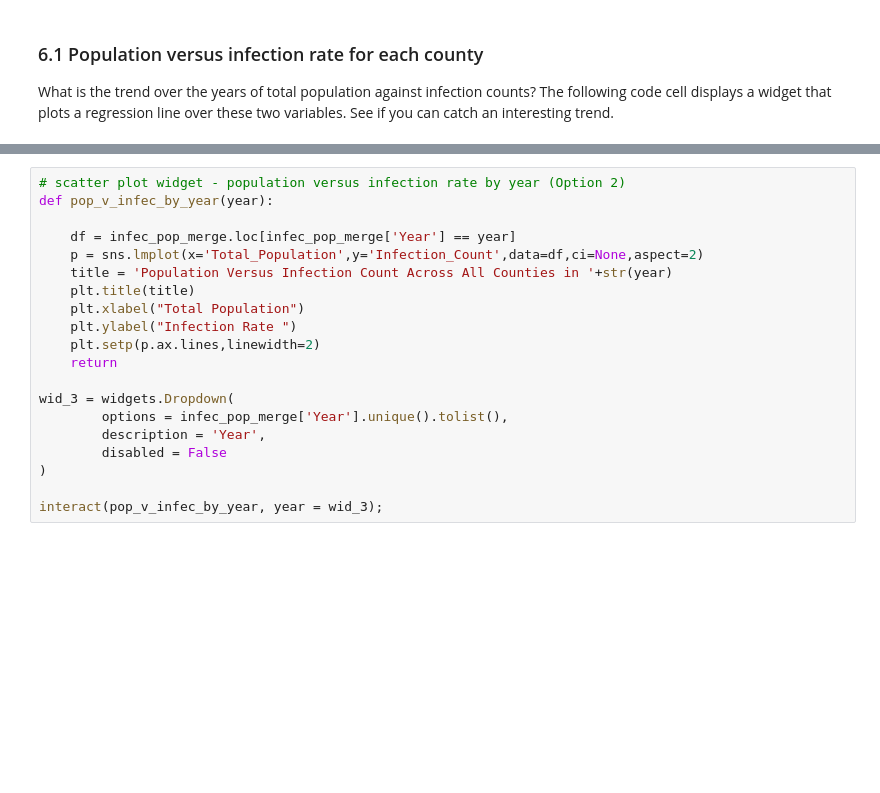
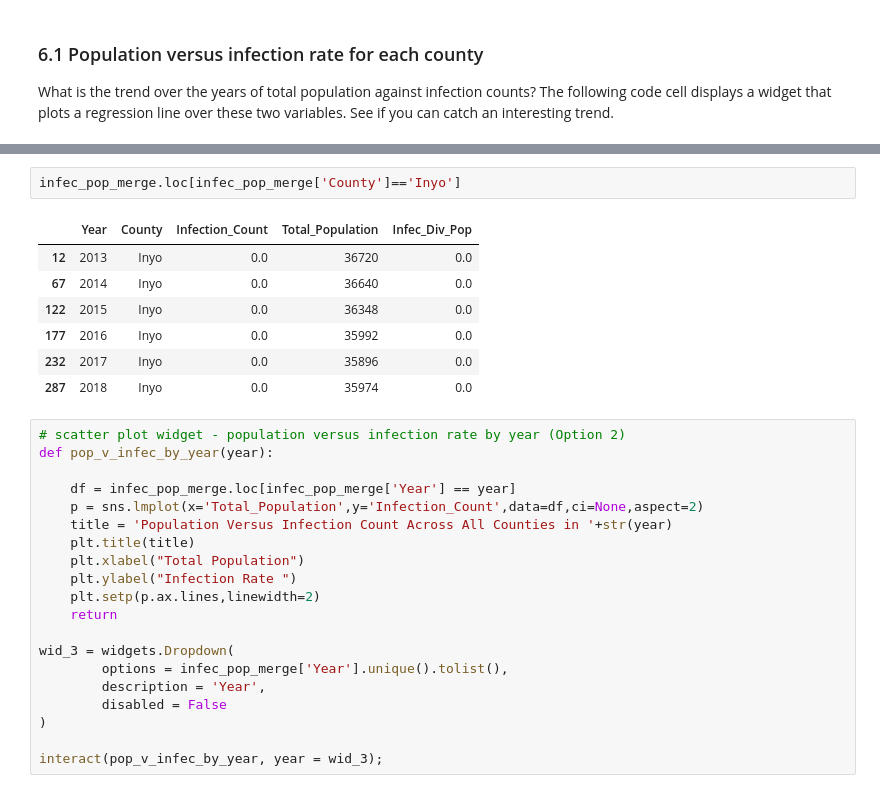
Before and after one commit to ds-modules/MCB-50, a Jupyter notebook: MCB-50 Draft 1.ipynb, the cells around one changed output, grey strips where cells are left out. Cells and saved outputs as stored; diff of their text form; blank space fills up the shorter version.

```diff
--- a/MCB-50 Draft 1.ipynb
+++ b/MCB-50 Draft 1.ipynb
@@ -270,3 +281,13 @@ interactive(children=(Dropdown(description='County', options=('Alameda', 'Amador
+# %%
+infec_pop_merge.loc[infec_pop_merge['County']=='Inyo']
+# %% [output]
+|  | Year | County | Infection_Count | Total_Population | Infec_Div_Pop |
+| 12 | 2013 | Inyo | 0.0 | 36720 | 0.0 |
+| 67 | 2014 | Inyo | 0.0 | 36640 | 0.0 |
+| 122 | 2015 | Inyo | 0.0 | 36348 | 0.0 |
+| 177 | 2016 | Inyo | 0.0 | 35992 | 0.0 |
+| 232 | 2017 | Inyo | 0.0 | 35896 | 0.0 |
+| 287 | 2018 | Inyo | 0.0 | 35974 | 0.0 |
 # %%
 # scatter plot widget - population versus infection rate by year (Option 2)
 def pop_v_infec_by_year(year):
```
Also changed, not shown: parts of 4 cells of this notebook, 1 other file.
